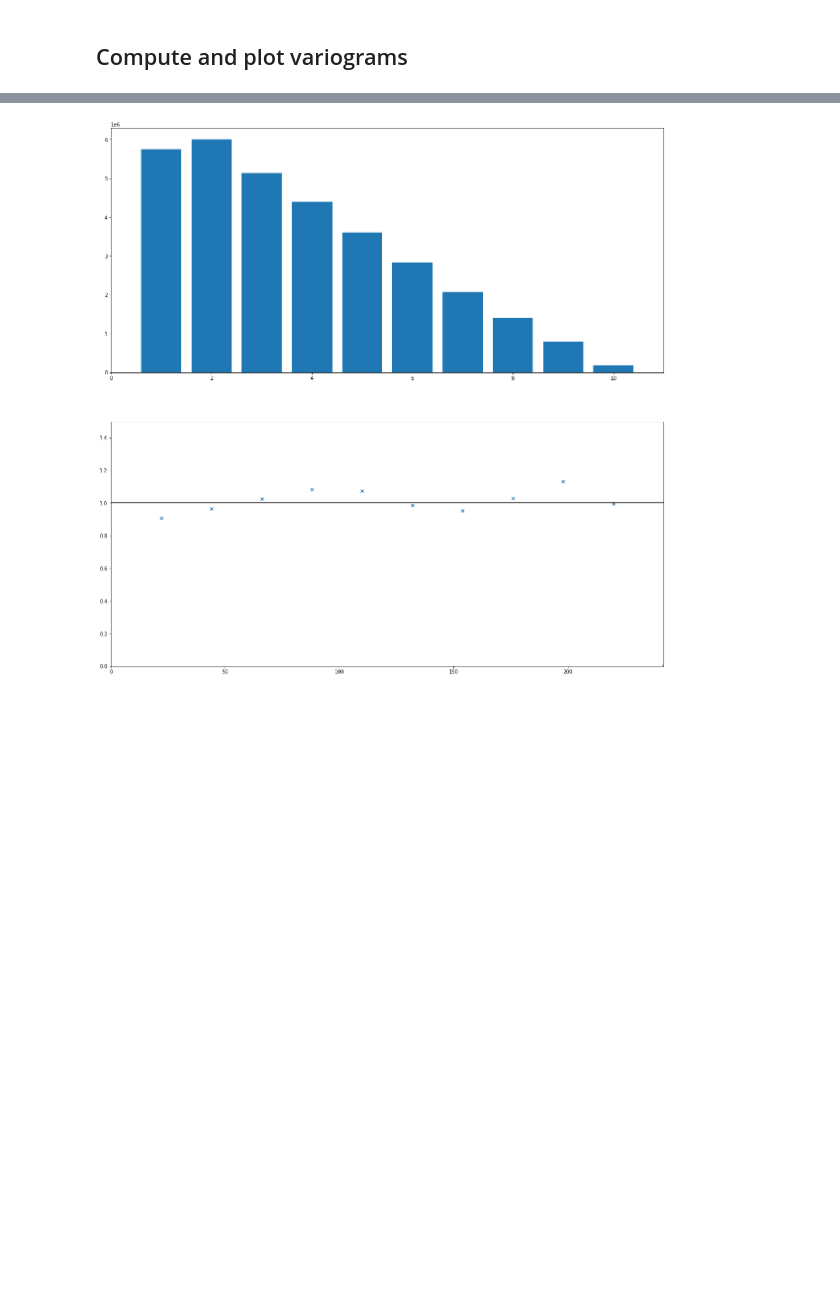
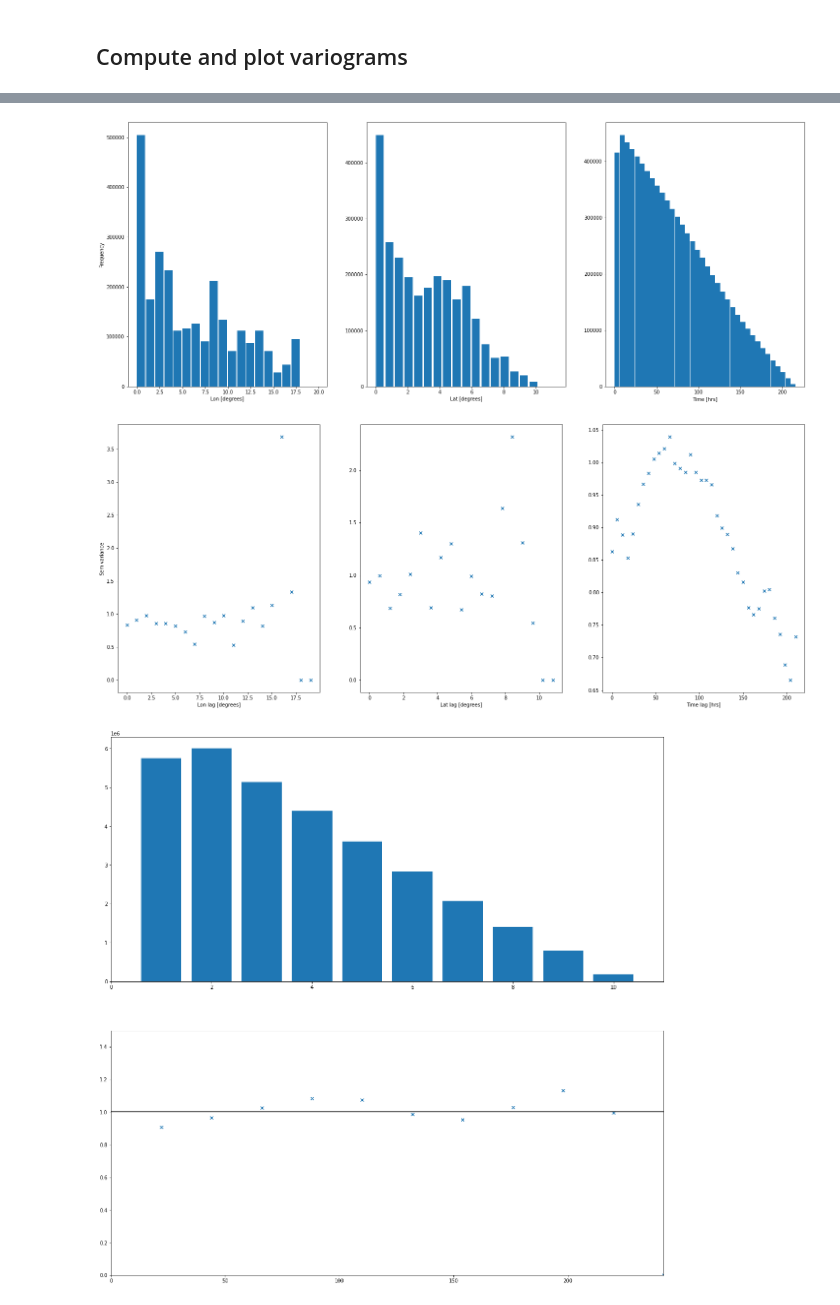
Before and after one commit to MariusWiggert/OceanPlatformControl, a Jupyter notebook: ocean_navigation_simulator/generative_error_model/test_variogram.ipynb, the cells around one changed output, grey strips where cells are left out. Drawn from its saved outputs; the diff is of its cells as text; code cells hidden in the pictures; blank space fills up the shorter version.

```diff
--- a/ocean_navigation_simulator/generative_error_model/test_variogram.ipynb
+++ b/ocean_navigation_simulator/generative_error_model/test_variogram.ipynb
@@ -102,5 +99,16 @@ Loading /home/jonas/Documents/Thesis/OceanPlatformControl/data/drifter_data/vari
 [figure]
 [figure]
+# %%
+# reading from file
+Vvis = VisualizeVariogram(variogram=None)
+Vvis.read_variogram_from_file()
+Vvis.decrease_variogram_res((1.0,0.6,6))
+tol = [5, 5, 3]
+Vvis.plot_histograms(tol=tol)
+Vvis.plot_variograms(variable="v", tol=tol)
+# %% [output]
+[figure, added]
+[figure, added]
 # %%
 # plot combined histogram by taking euclidean distance to compute lag scalar
 total_bins_count = V.total_bins_count
```
Also changed, not shown: parts of 3 cells of this notebook, 1 other file.
